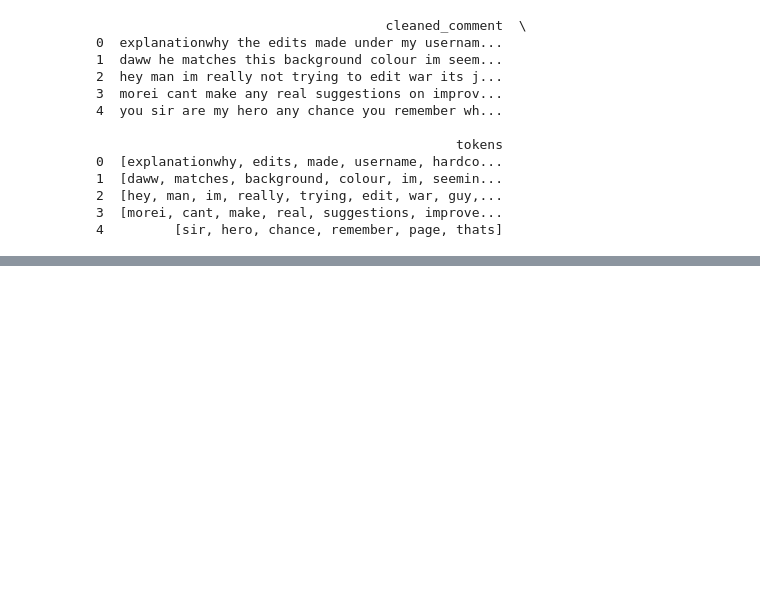
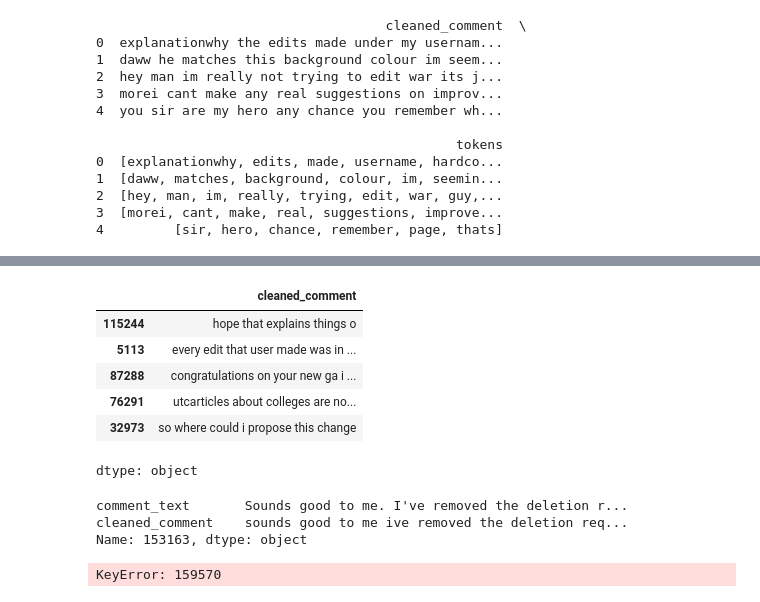
Before and after one commit to Shalu31/comment_toxicity, a Jupyter notebook: commenttoxicity.ipynb, the cells around one changed output, grey strips where cells are left out. Saved outputs shown, nothing was run; the diff lists cells and outputs as text; code cells hidden in the pictures; blank space fills up the shorter version.

```diff
--- a/commenttoxicity.ipynb
+++ b/commenttoxicity.ipynb
@@ -109,0 +225,18 @@ print(train[['cleaned_comment','tokens']].head())
+# %%
+train['cleaned_comment'].sample(5)
+# %% [output]
+|  | cleaned_comment |
+| 115244 | hope that explains things o |
+| 5113 | every edit that user made was in ... |
+| 87288 | congratulations on your new ga i ... |
+| 76291 | utcarticles about colleges are no... |
+| 32973 | so where could i propose this change |
+dtype: object
+# %%
+print(train.loc[153163, ['comment_text', 'cleaned_comment']])
+print(train.loc[159570, ['comment_text', 'cleaned_comment']])
+# %% [output]
+comment_text       Sounds good to me. I've removed the deletion r...
+cleaned_comment    sounds good to me ive removed the deletion req...
+Name: 153163, dtype: object
+KeyError: 159570
```
Also changed, not shown: parts of 22 cells of this notebook.
